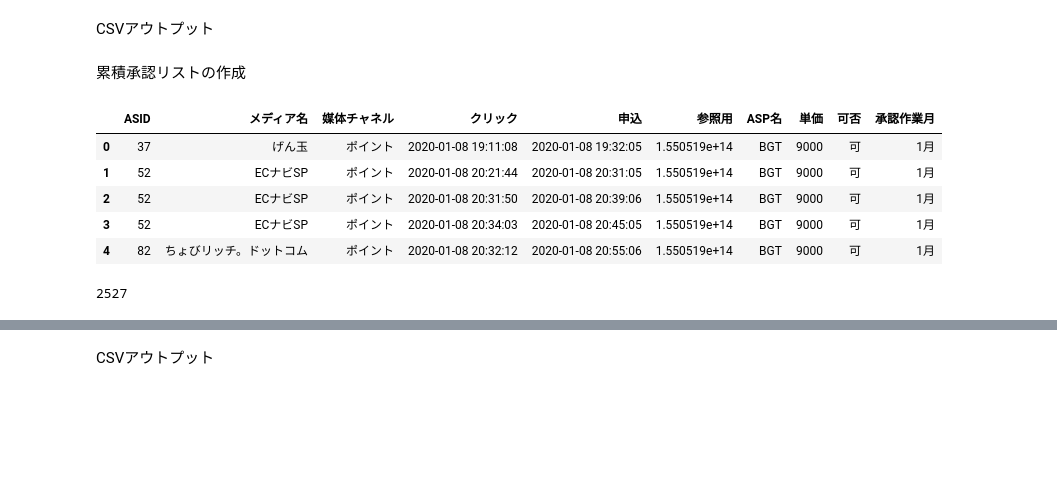
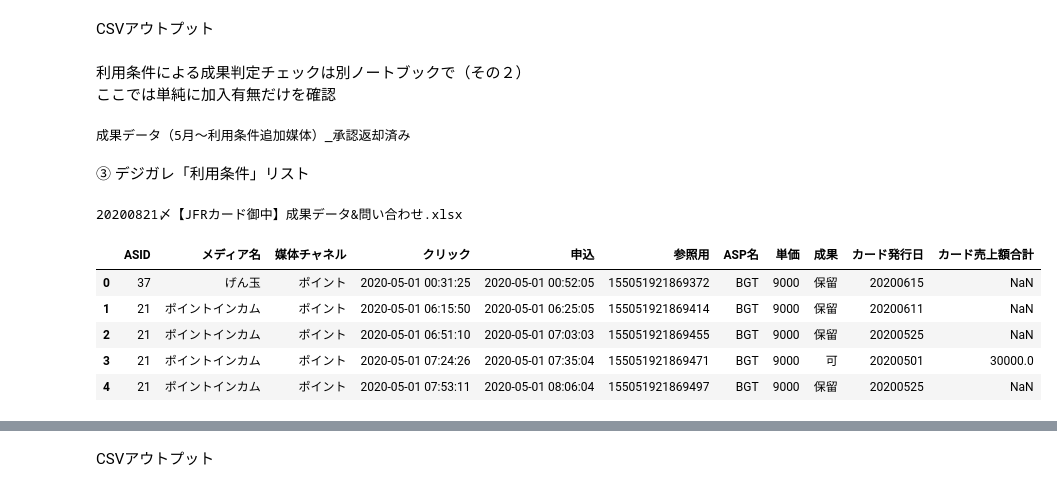
Before and after one commit to yakada/pandas_tutorial, a Jupyter notebook: data/アフィリエイト広告成果確定.ipynb, the cells around one changed output, grey strips where cells are left out. Saved outputs shown, nothing was run; the diff lists cells and outputs as text; code cells hidden in the pictures; blank space fills up the shorter version.

```diff
--- a/data/アフィリエイト広告成果確定.ipynb
+++ b/data/アフィリエイト広告成果確定.ipynb
@@ -37,19 +37,17 @@ data_dir = Path(r"C:\Users\crie072\Documents\21_Online")
 Inputファイル設定
 # %%
 #承認月
-approval_month = "7月"
+approval_month = "8月"
 
 #①承認リスト（当月分）
-input_file_1 = "N029（2020年7月入会）.xlsx"
-
+input_file_1 = "N029（2020年8月1～24日入会）.xlsx"
 #②承認リスト（前月分）
-input_file_2 = "N029（2020年6月入会）.xlsx"
+input_file_2 = "N029（2020年7月入会）.xlsx"
+#②承認リスト（前々月）追加
+input_file_4 = "N029（2020年6月入会）.xlsx"
 
 #③ デジガレ確認用リスト
-input_file_3 = "20200731〆【JFRカード御中】成果データ.xlsx"
-
-#④ 累積承認リスト
-input_file_4 = "アフィリエイト広告_累積承認者リスト.xlsx"
+input_file_3 = "20200821〆【JFRカード御中】成果データ&問い合わせ.xlsx"
 # %% [markdown]
 Outputファイル定義
 # %%
@@ -563,19 +613,25 @@ pd.crosstab(df_dg2['申込年月'],df_dg2['成果'])
 CSVアウトプット
 # %%
 df_dg2.to_csv(data_dir /r"output"/f"{output_file_2}_{bk.sheet_names[2]}.csv", index=False,header=True,encoding='shift-jis')
-# %% [markdown]
-累積承認リストの作成
+# %% [markdown]
+利用条件による成果判定チェックは別ノートブックで（その２）
+<br>ここでは単純に加入有無だけを確認
+# %%
+print(bk.sheet_names[3])
+# %% [output]
+成果データ（5月～利用条件追加媒体）_承認返却済み
+# %% [markdown]
+③ デジガレ「利用条件」リスト
 # %%
-df_cum = pd.read_excel(data_dir /r"input"/f"{input_file_4}")
-df_cum.head()
+print(input_file_3)
+
+df_dg = pd.read_excel(data_dir/r"input"/f"{input_file_3}", sheet_name = 3)
+df_dg.head()
 # %% [output]
+20200821〆【JFRカード御中】成果データ&問い合わせ.xlsx
-|  | ASID | メディア名 | 媒体チャネル | クリック | 申込 | 参照用 | ASP名 | 単価 | 可否 | 承認作業月 |
-| 0 | 37 | げん玉 | ポイント | 2020-01-08 19:11:08 | 2020-01-08 19:32:05 | 1.550519e+14 | BGT | 9000 | 可 | 1月 |
-| 1 | 52 | ECナビSP | ポイント | 2020-01-08 20:21:44 | 2020-01-08 20:31:05 | 1.550519e+14 | BGT | 9000 | 可 | 1月 |
-| 2 | 52 | ECナビSP | ポイント | 2020-01-08 20:31:50 | 2020-01-08 20:39:06 | 1.550519e+14 | BGT | 9000 | 可 | 1月 |
-| 3 | 52 | ECナビSP | ポイント | 2020-01-08 20:34:03 | 2020-01-08 20:45:05 | 1.550519e+14 | BGT | 9000 | 可 | 1月 |
-| 4 | 82 | ちょびリッチ。ドットコム | ポイント | 2020-01-08 20:32:12 | 2020-01-08 20:55:06 | 1.550519e+14 | BGT | 9000 | 可 | 1月 |
+|  | ASID | メディア名 | 媒体チャネル | クリック | 申込 | 参照用 | ASP名 | 単価 | 成果 | カード発行日 | カード売上額合計 |
+| 0 | 37 | げん玉 | ポイント | 2020-05-01 00:31:25 | 2020-05-01 00:52:05 | 155051921869372 | BGT | 9000 | 保留 | 20200615 | NaN |
+| 1 | 21 | ポイントインカム | ポイント | 2020-05-01 06:15:50 | 2020-05-01 06:25:05 | 155051921869414 | BGT | 9000 | 保留 | 20200611 | NaN |
+| 2 | 21 | ポイントインカム | ポイント | 2020-05-01 06:51:10 | 2020-05-01 07:03:03 | 155051921869455 | BGT | 9000 | 保留 | 20200525 | NaN |
+| 3 | 21 | ポイントインカム | ポイント | 2020-05-01 07:24:26 | 2020-05-01 07:35:04 | 155051921869471 | BGT | 9000 | 可 | 20200501 | 30000.0 |
+| 4 | 21 | ポイントインカム | ポイント | 2020-05-01 07:53:11 | 2020-05-01 08:06:04 | 155051921869497 | BGT | 9000 | 保留 | 20200525 | NaN |
-# %%
-df_cum.shape[0]
-# %% [output]
-2527
```
Also changed, not shown: parts of 63 cells of this notebook, 11 other files.
